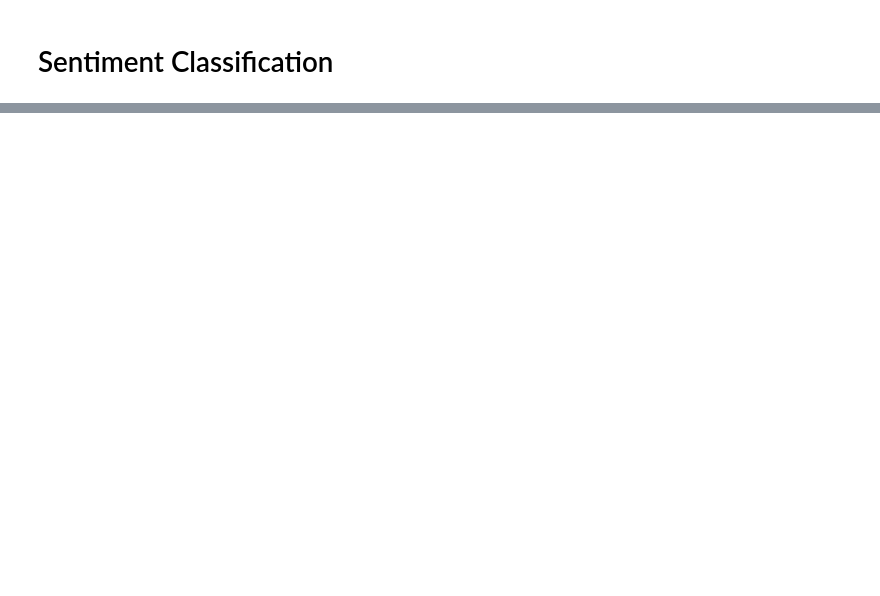
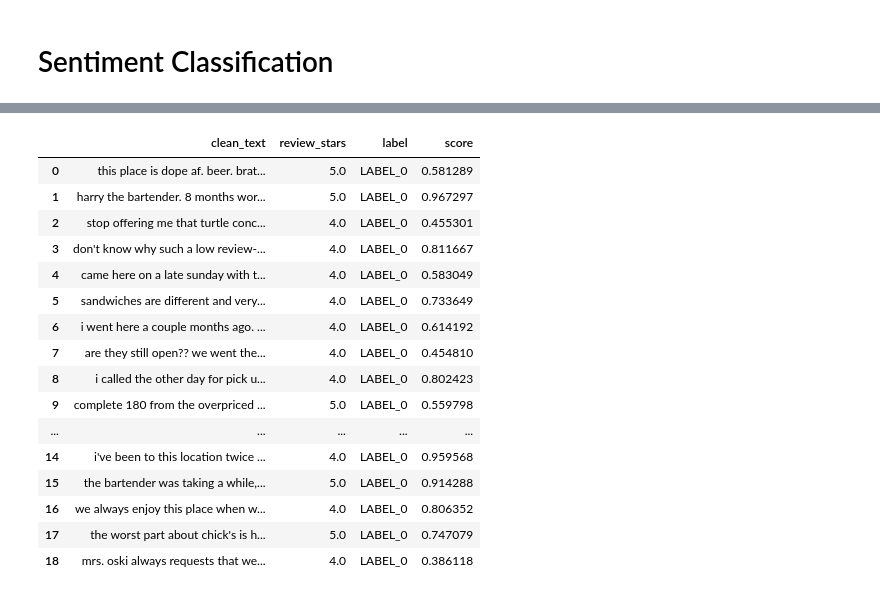
Before and after one commit to mindyng/2024-Business-Projects, a Jupyter notebook: yelp-reviews-analysis.ipynb, the cells around one changed output, grey strips where cells are left out. Cells and saved outputs as stored; diff of their text form; code cells hidden in the pictures; blank space fills up the shorter version.

```diff
--- a/yelp-reviews-analysis.ipynb
+++ b/yelp-reviews-analysis.ipynb
@@ -220,0 +211,14 @@ Name: count, dtype: int64
+# %%
+# LABEL_0 only
+
+query = """
+select clean_text
+, review_stars
+, label
+, score
+from test
+where label = 'LABEL_0'
+"""
+
+label_0 = duckdb.query(query).df()
+label_0.head()
@@ -220,0 +242,31 @@ Name: count, dtype: int64
+# %%
+# Curious about possible mislabeling, what are the reviews acually reading as. was user accurate in their star rating or sentiment model wrong?
+query = """
+select clean_text
+, review_stars
+, label
+, score
+from label_0
+where review_stars >=4
+"""
+
+bad_labels_0 = duckdb.query(query).df()
+bad_labels_0
+# %% [output]
+|  | clean_text | review_stars | label | score |
+| 0 | this place is dope af. beer. brat... | 5.0 | LABEL_0 | 0.581289 |
+| 1 | harry the bartender. 8 months wor... | 5.0 | LABEL_0 | 0.967297 |
+| 2 | stop offering me that turtle conc... | 4.0 | LABEL_0 | 0.455301 |
+| 3 | don't know why such a low review-... | 4.0 | LABEL_0 | 0.811667 |
+| 4 | came here on a late sunday with t... | 4.0 | LABEL_0 | 0.583049 |
+| 5 | sandwiches are different and very... | 4.0 | LABEL_0 | 0.733649 |
+| 6 | i went here a couple months ago. ... | 4.0 | LABEL_0 | 0.614192 |
+| 7 | are they still open?? we went the... | 4.0 | LABEL_0 | 0.454810 |
+| 8 | i called the other day for pick u... | 4.0 | LABEL_0 | 0.802423 |
+| 9 | complete 180 from the overpriced ... | 5.0 | LABEL_0 | 0.559798 |
+| ... | ... | ... | ... | ... |
+| 14 | i've been to this location twice ... | 4.0 | LABEL_0 | 0.959568 |
+| 15 | the bartender was taking a while,... | 5.0 | LABEL_0 | 0.914288 |
+| 16 | we always enjoy this place when w... | 4.0 | LABEL_0 | 0.806352 |
+| 17 | the worst part about chick's is h... | 5.0 | LABEL_0 | 0.747079 |
+| 18 | mrs. oski always requests that we... | 4.0 | LABEL_0 | 0.386118 |
```
Also changed, not shown: parts of 36 cells of this notebook.
